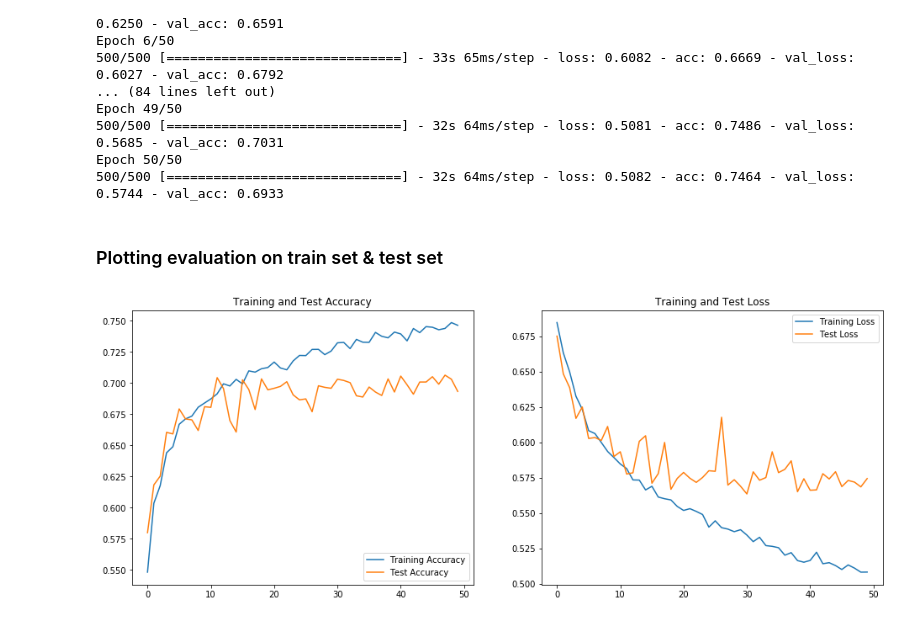
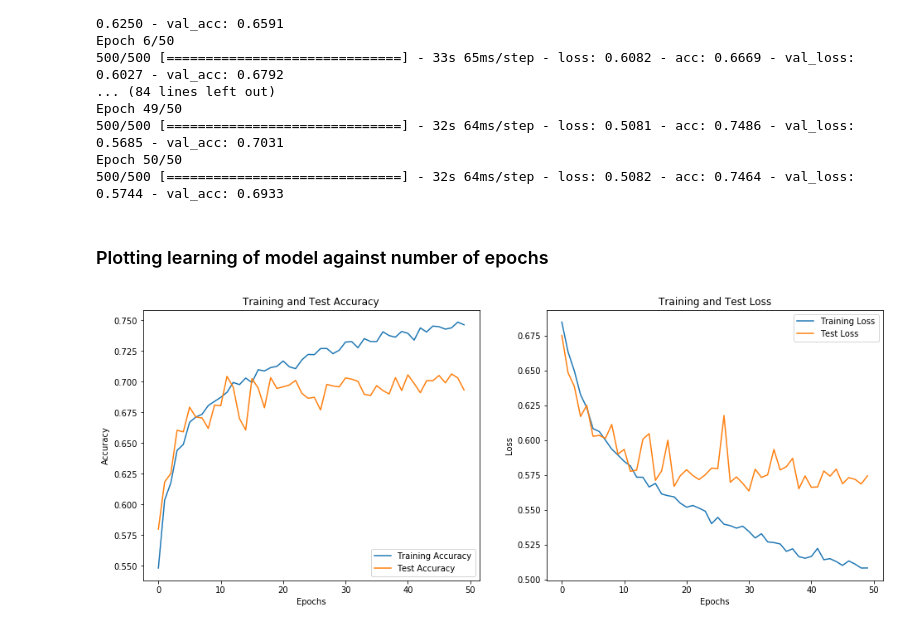
Before and after one commit to vaibhavyesalwad/Machine-Learning-using-libraries, a Jupyter notebook: Deep Learning/Convolutional Neural Network (CNN)/ClassifyDogsNCats.ipynb, the cells around one changed output. Saved outputs shown, nothing was run; the diff lists cells and outputs as text; code cells hidden in the pictures.

Commit message:
Added: plotted learning of model against number of epochs

```diff
--- a/Deep Learning/Convolutional Neural Network (CNN)/ClassifyDogsNCats.ipynb
+++ b/Deep Learning/Convolutional Neural Network (CNN)/ClassifyDogsNCats.ipynb
@@ -111,31 +111,35 @@ Epoch 49/50
 500/500 [==============================] - 32s 64ms/step - loss: 0.5081 - acc: 0.7486 - val_loss: 0.5685 - val_acc: 0.7031
 Epoch 50/50
 500/500 [==============================] - 32s 64ms/step - loss: 0.5082 - acc: 0.7464 - val_loss: 0.5744 - val_acc: 0.6933
-# %% [markdown]
-### Plotting evaluation on train set & test set
+# %% [markdown]
+### Plotting learning of model against number of epochs
 # %%
 import matplotlib.pyplot as plt
 
 acc = history.history['acc']
 val_acc = history.history['val_acc']
 
 loss=history.history['loss']
 val_loss=history.history['val_loss']
 
 epochs_range = range(epochs)
 
 plt.figure(figsize=(16, 6))
 plt.subplot(1, 2, 1)
 plt.plot(epochs_range, acc, label='Training Accuracy')
 plt.plot(epochs_range, val_acc, label='Test Accuracy')
+plt.xlabel('Epochs')
+plt.ylabel('Accuracy')
 plt.legend(loc='lower right')
 plt.title('Training and Test Accuracy')
 
 plt.subplot(1, 2, 2)
 plt.plot(epochs_range, loss, label='Training Loss')
 plt.plot(epochs_range, val_loss, label='Test Loss')
+plt.xlabel('Epochs')
+plt.ylabel('Loss')
 plt.legend(loc='upper right')
 plt.title('Training and Test Loss')
 plt.show()
 # %% [output]
-[figure, old version]
+[figure, new version]
```
